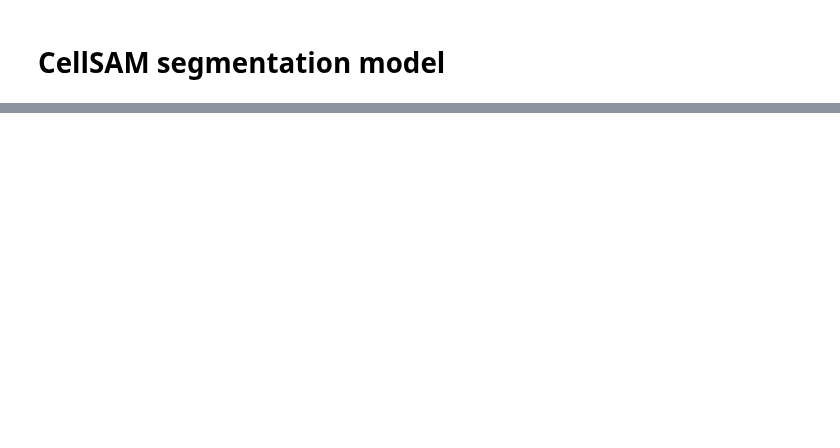
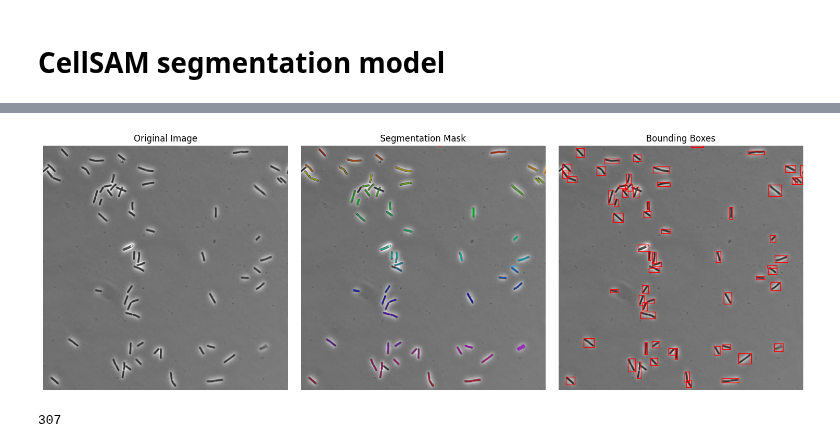
Before and after one commit to LennonLab/sporeAI, a Jupyter notebook: colab_notebooks/cellSAM_final.ipynb, the cells around one changed output, grey strips where cells are left out. Saved outputs shown, nothing was run; the diff lists cells and outputs as text; code cells hidden in the pictures; blank space fills up the shorter version.

```diff
--- a/colab_notebooks/cellSAM_final.ipynb
+++ b/colab_notebooks/cellSAM_final.ipynb
@@ -486,0 +247,9 @@ quad_segmenter.visualize(img1, quad_mask, quad_boxes)
+# %%
+test.segment_quadrants(min_size=700)
+test.visualize()
+# %% [output]
+[figure, added]
+# %%
+test.num_cells
+# %% [output]
+307
```
Also changed, not shown: parts of 24 cells of this notebook, 2 other files.
